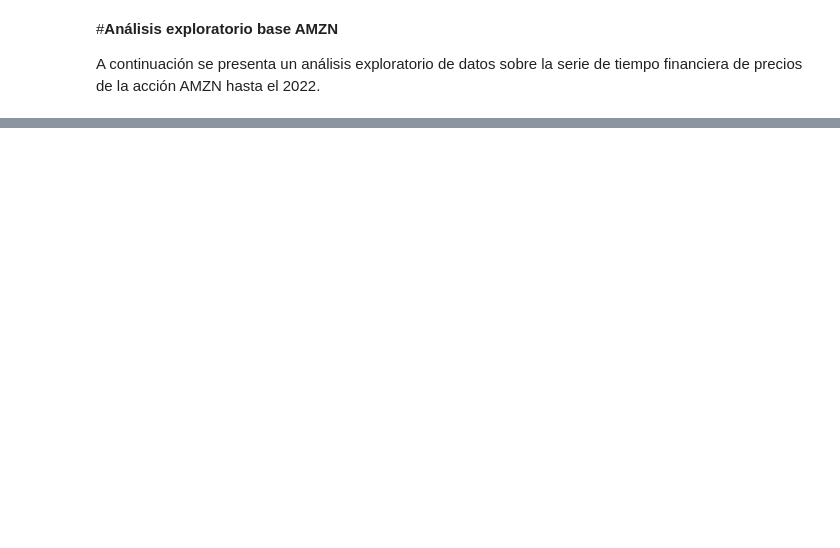
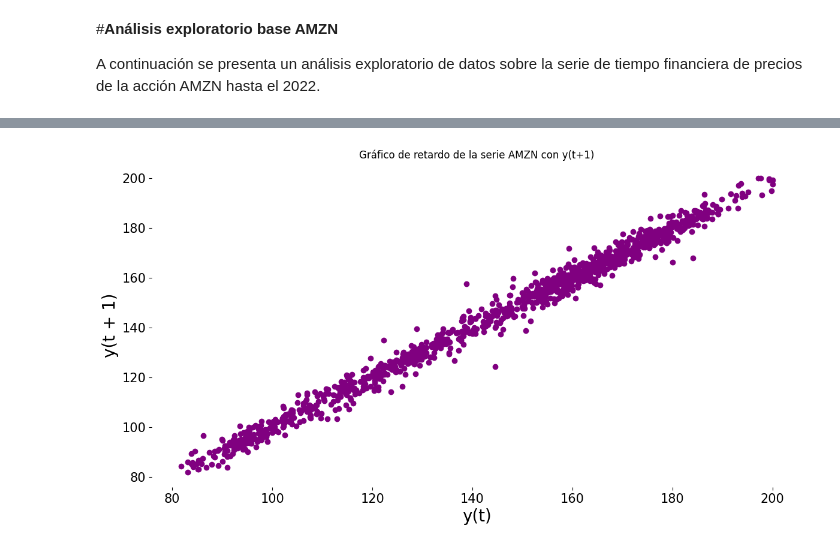
Before and after one commit to gpquintero1/ProyectoGrado, a Jupyter notebook: Base_AMZN.ipynb, the cells around one changed output, grey strips where cells are left out. Drawn from its saved outputs; the diff is of its cells as text; code cells hidden in the pictures; blank space fills up the shorter version.

```diff
--- a/Base_AMZN.ipynb
+++ b/Base_AMZN.ipynb
@@ -91,5 +58,0 @@ plt.show()
-# %%
-# Gráficas de retardo
-for retraso in range(1, 2):
-    pd.plotting.lag_plot(datos["Close"], lag = retraso)
-    plt.show()
@@ -154,0 +132,9 @@ plt.show()
+# %%
+# Gráficas de retardo
+for retraso in range(1, 2):
+    plt.figure(figsize=(14, 7))
+    pd.plotting.lag_plot(data["Close"], lag = retraso)
+    plt.title("Gráfico de retardo de la serie AMZN con y(t+1)")
+    plt.show()
+# %% [output]
+[figure, added]
```
Also changed, not shown: parts of 43 cells of this notebook.
